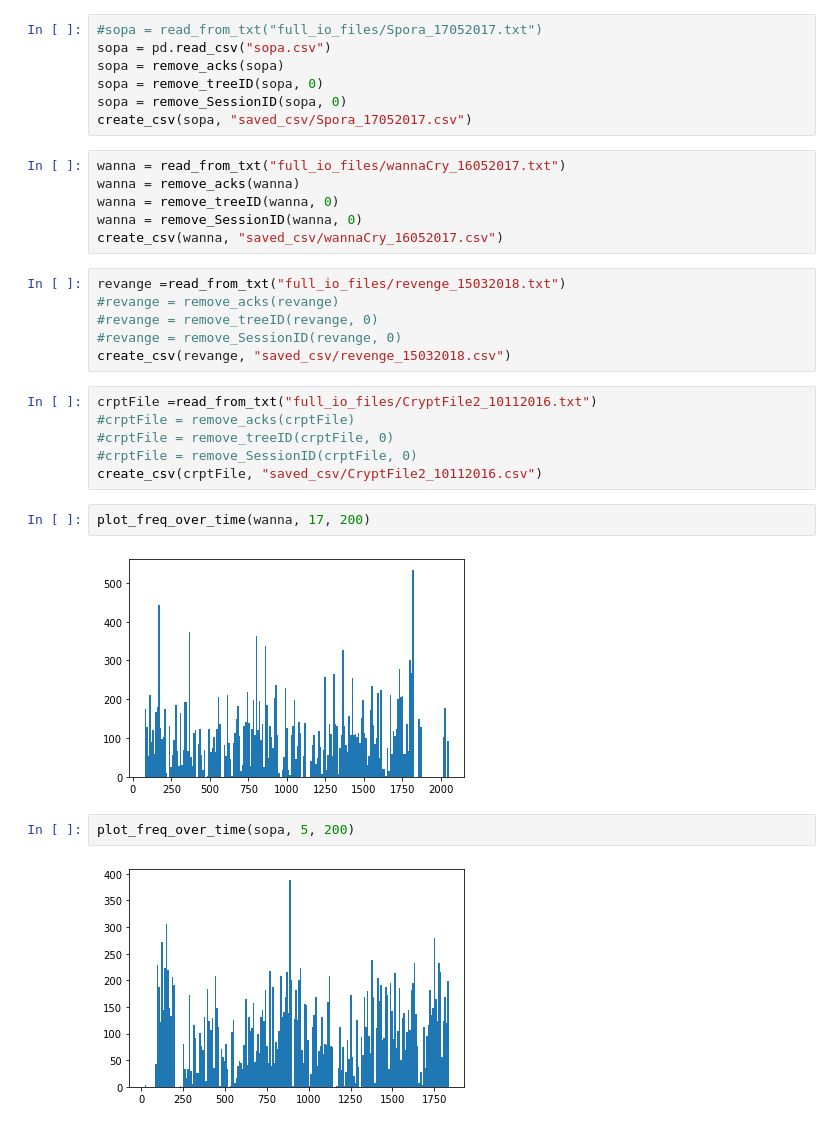
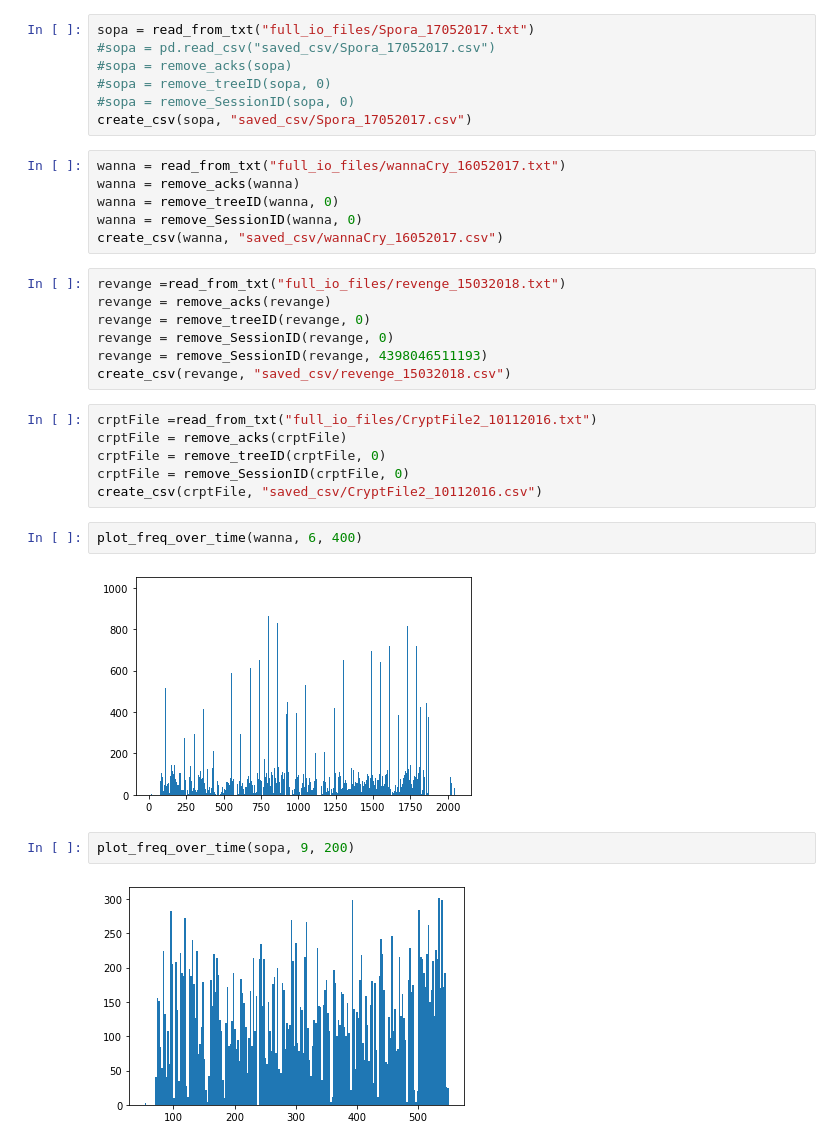
Before and after one commit to cdlewis4553/log_analysis, a Jupyter notebook: pd.ipynb, the cells around one changed output. Saved outputs shown, nothing was run; the diff lists cells and outputs as text.

```diff
--- a/pd.ipynb
+++ b/pd.ipynb
@@ -28,9 +73,9 @@ def plot_freq_over_time(panda, SMBcommand, num_bins):
 # %%
-#sopa = read_from_txt("full_io_files/Spora_17052017.txt")
-sopa = pd.read_csv("sopa.csv")
-sopa = remove_acks(sopa)
-sopa = remove_treeID(sopa, 0)
-sopa = remove_SessionID(sopa, 0)
+sopa = read_from_txt("full_io_files/Spora_17052017.txt")
+#sopa = pd.read_csv("saved_csv/Spora_17052017.csv")
+#sopa = remove_acks(sopa)
+#sopa = remove_treeID(sopa, 0)
+#sopa = remove_SessionID(sopa, 0)
 create_csv(sopa, "saved_csv/Spora_17052017.csv")
 # %%
 wanna = read_from_txt("full_io_files/wannaCry_16052017.txt")
@@ -40,21 +85,22 @@ wanna = remove_SessionID(wanna, 0)
 create_csv(wanna, "saved_csv/wannaCry_16052017.csv")
 # %%
 revange =read_from_txt("full_io_files/revenge_15032018.txt")
-#revange = remove_acks(revange)
-#revange = remove_treeID(revange, 0)
-#revange = remove_SessionID(revange, 0)
+revange = remove_acks(revange)
+revange = remove_treeID(revange, 0)
+revange = remove_SessionID(revange, 0)
+revange = remove_SessionID(revange, 4398046511193)
 create_csv(revange, "saved_csv/revenge_15032018.csv")
 # %%
 crptFile =read_from_txt("full_io_files/CryptFile2_10112016.txt")
-#crptFile = remove_acks(crptFile)
-#crptFile = remove_treeID(crptFile, 0)
-#crptFile = remove_SessionID(crptFile, 0)
+crptFile = remove_acks(crptFile)
+crptFile = remove_treeID(crptFile, 0)
+crptFile = remove_SessionID(crptFile, 0)
 create_csv(crptFile, "saved_csv/CryptFile2_10112016.csv")
 # %%
-plot_freq_over_time(wanna, 17, 200)
+plot_freq_over_time(wanna, 6, 400)
 # %% [output]
-[figure, old version]
+[figure, new version]
 # %%
-plot_freq_over_time(sopa, 5, 200)
+plot_freq_over_time(sopa, 9, 200)
 # %% [output]
-[figure, old version]
+[figure, new version]
```
Also changed, not shown: parts of 10 cells of this notebook, 4 other files.
